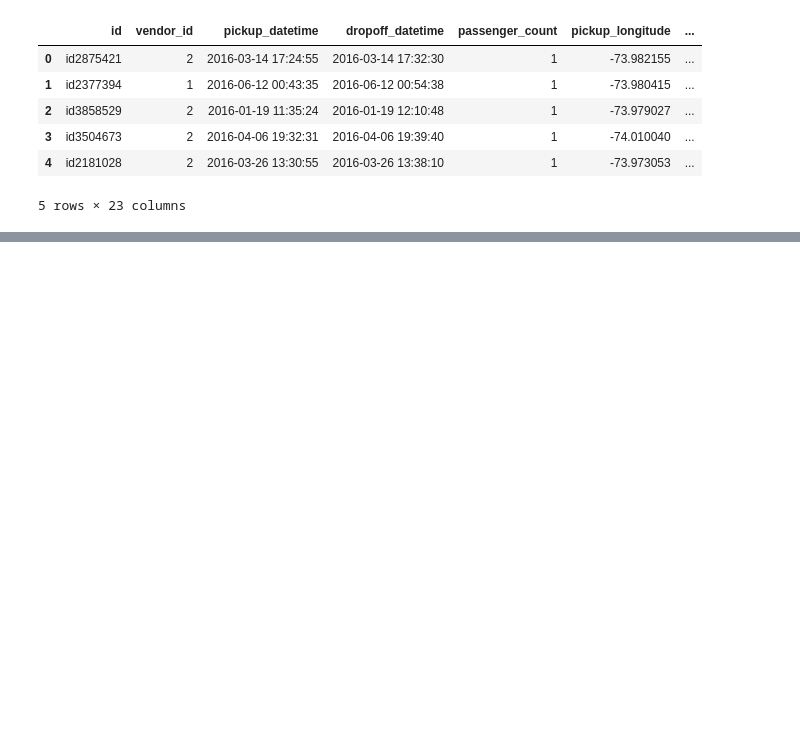
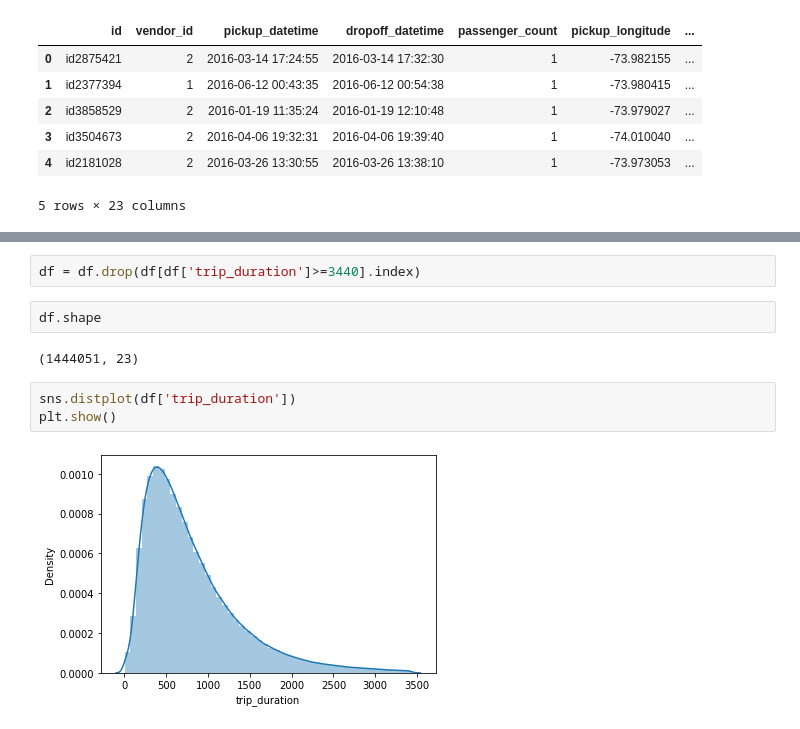
Before and after one commit to ANUJGAUR/NYC-Taxi-Trip-Time-Prediction---Capstone-Project, a Jupyter notebook: NYC_Taxi_Trip_Time_Prediction_Capstone_Project.ipynb, the cells around one changed output, grey strips where cells are left out. Saved outputs shown, nothing was run; the diff lists cells and outputs as text; blank space fills up the shorter version.

```diff
--- a/NYC_Taxi_Trip_Time_Prediction_Capstone_Project.ipynb
+++ b/NYC_Taxi_Trip_Time_Prediction_Capstone_Project.ipynb
@@ -209,0 +276,11 @@ df.head()
+# %%
+df = df.drop(df[df['trip_duration']>=3440].index)
+# %%
+df.shape
+# %% [output]
+(1444051, 23)
+# %%
+sns.distplot(df['trip_duration'])
+plt.show()
+# %% [output]
+[figure, added]
```
Also changed, not shown: parts of 18 cells of this notebook.
